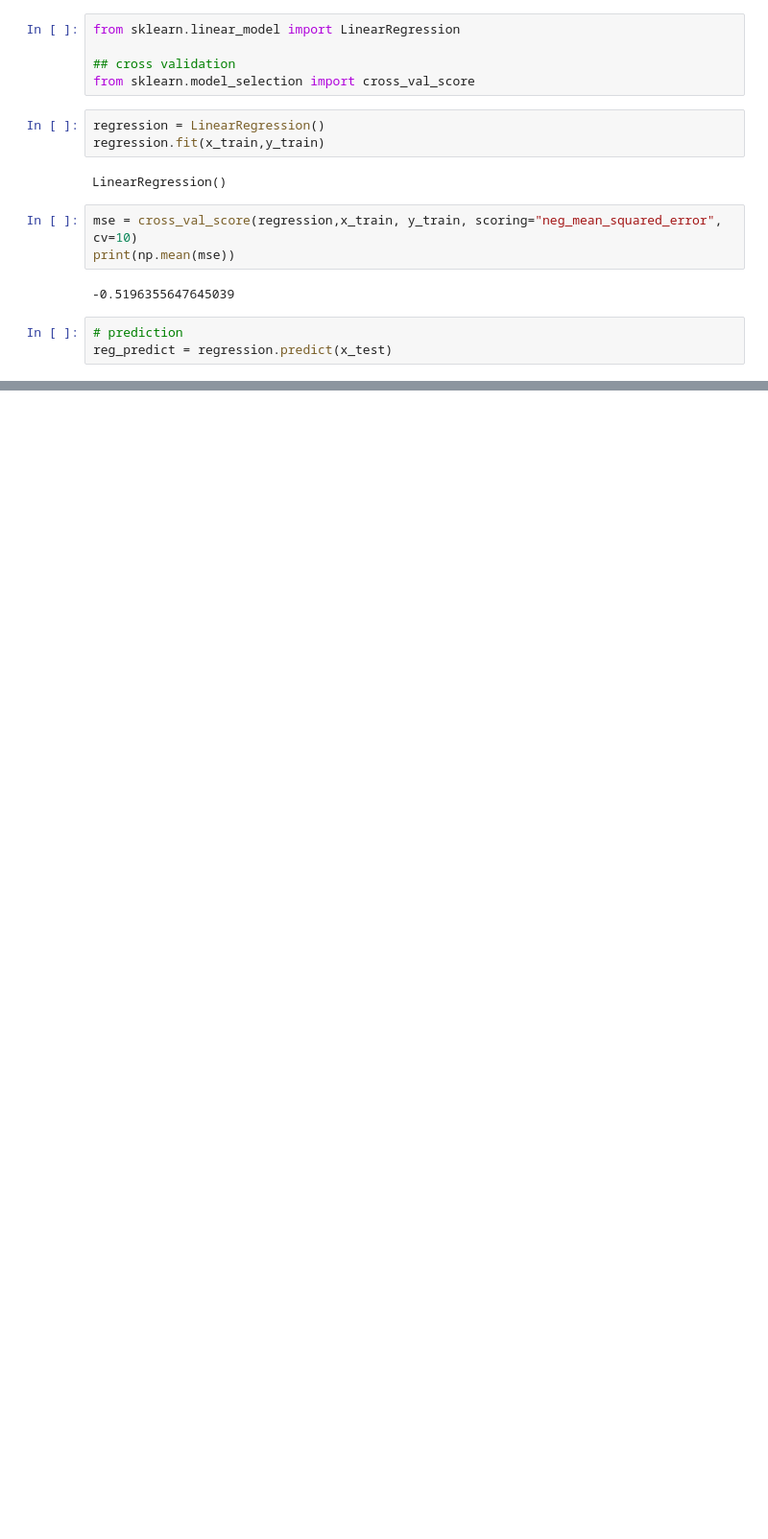
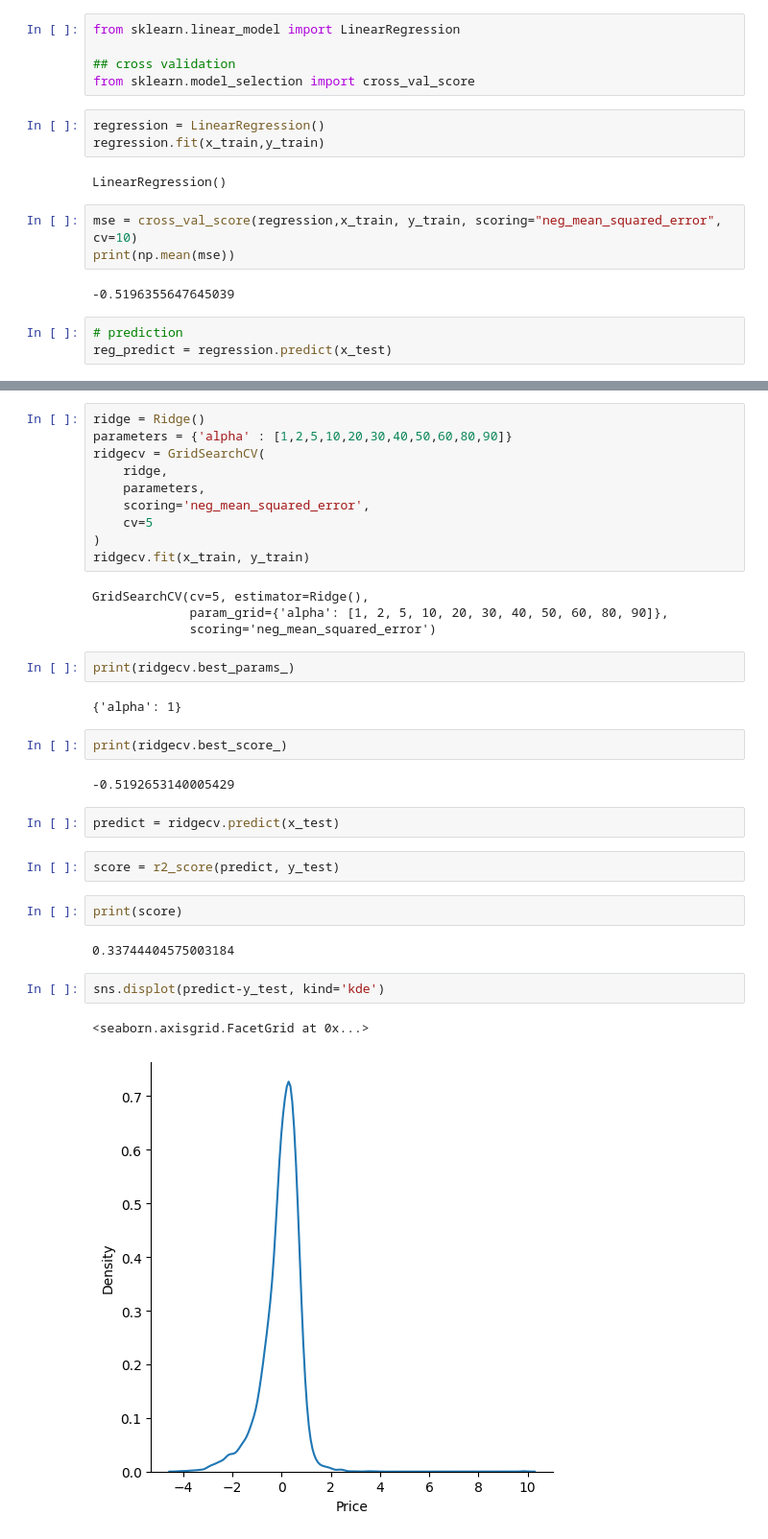
Before and after one commit to ShubanALi1011/Mechine-Learning-sk-learn, a Jupyter notebook: phase-8/linearRegression.ipynb, the cells around one changed output, grey strips where cells are left out. Shown at 96% size. Drawn from its saved outputs; the diff is of its cells as text; blank space fills up the shorter version.

Commit message:
ridge-lasso

```diff
--- a/phase-8/linearRegression.ipynb
+++ b/phase-8/linearRegression.ipynb
@@ -59,0 +65,35 @@ print(score)
+# %%
+ridge = Ridge()
+parameters = {'alpha' : [1,2,5,10,20,30,40,50,60,80,90]}
+ridgecv = GridSearchCV(
+    ridge,
+    parameters,
+    scoring='neg_mean_squared_error',
+    cv=5
+)
+ridgecv.fit(x_train, y_train)
+# %% [output]
+GridSearchCV(cv=5, estimator=Ridge(),
+             param_grid={'alpha': [1, 2, 5, 10, 20, 30, 40, 50, 60, 80, 90]},
+             scoring='neg_mean_squared_error')
+# %%
+print(ridgecv.best_params_)
+# %% [output]
+{'alpha': 1}
+# %%
+print(ridgecv.best_score_)
+# %% [output]
+-0.5192653140005429
+# %%
+predict = ridgecv.predict(x_test)
+# %%
+score = r2_score(predict, y_test)
+# %%
+print(score)
+# %% [output]
+0.33744404575003184
+# %%
+sns.displot(predict-y_test, kind='kde')
+# %% [output]
+<seaborn.axisgrid.FacetGrid at 0x...>
+[figure, added]
```
Also changed, not shown: parts of 15 cells of this notebook.
